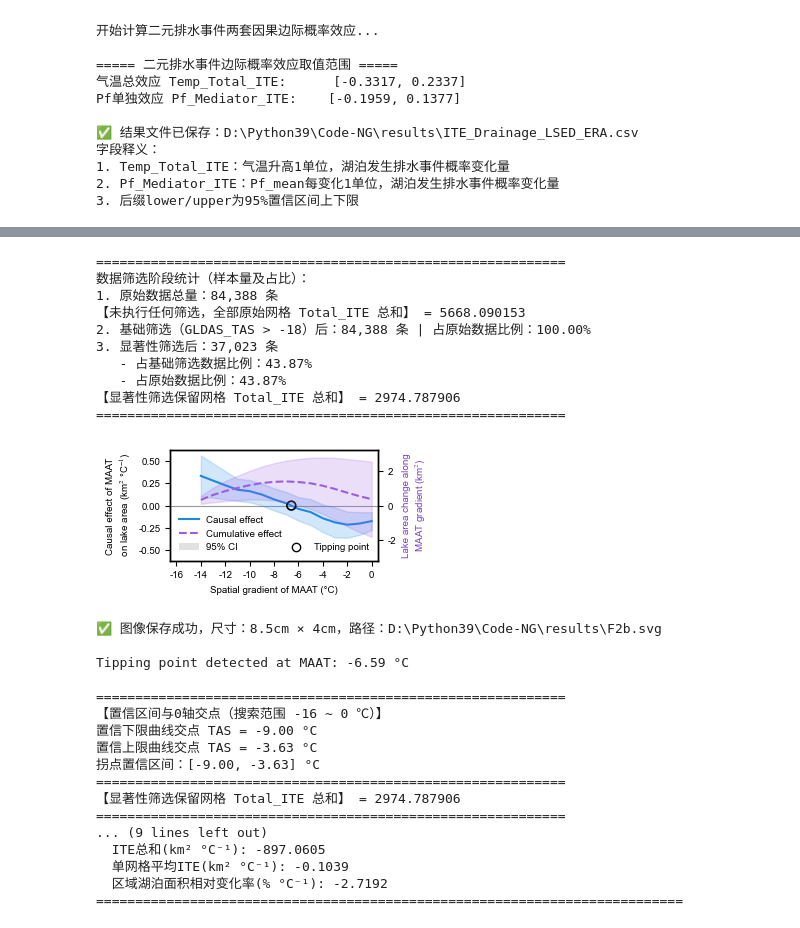
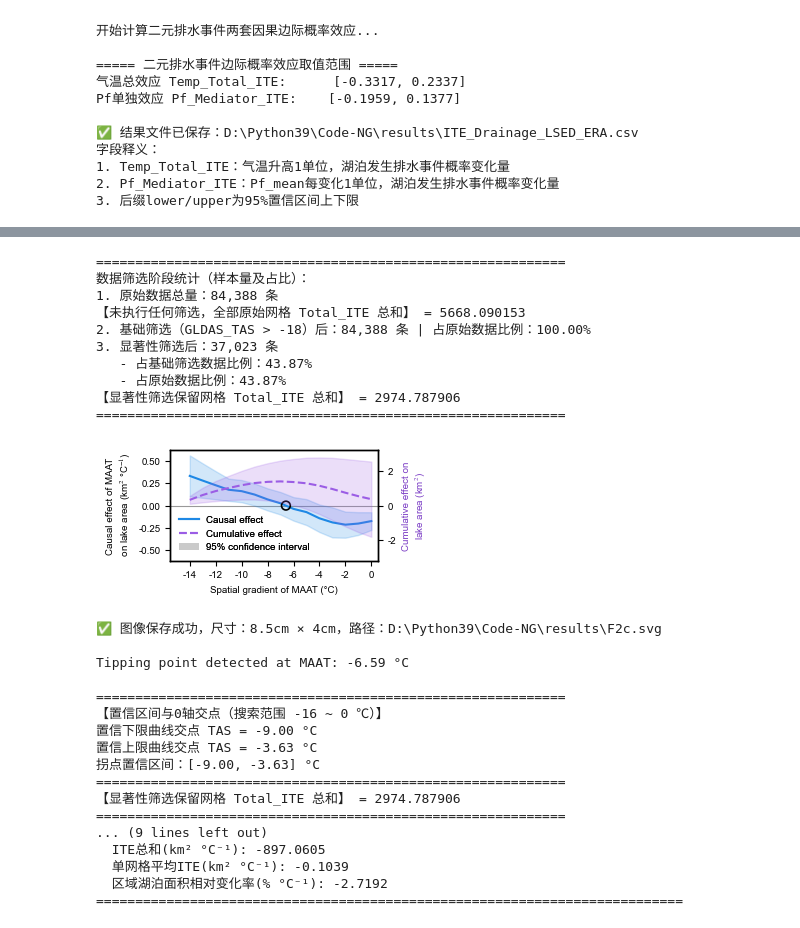
Before and after one commit to syoooo419/DML_for_permafrost_lakes, a Jupyter notebook: DML.ipynb, the cells around one changed output, grey strips where cells are left out. Saved outputs shown, nothing was run; the diff lists cells and outputs as text; code cells hidden in the pictures.

```diff
--- a/DML.ipynb
+++ b/DML.ipynb
@@ -811,9 +518,8 @@ def simple_smooth(data, window=3):
 # ===================== 3. 读取数据 =====================
 # 主趋势数据
 
-df_main = df_main[(df_main['Pf_mean'] < 0)]
-
 df_drain = pd.read_csv(f_path, low_memory=False, encoding="utf-8-sig")
+df_main=df_drain
 df_drain = df_drain[df_drain["drainage_flag"] != 0].copy()
 
 bins = np.arange(-17, 1, 1)
@@ -933,7 +639,7 @@ line_drain, = ax2.plot(
 # ===================== 5. 坐标轴 =====================
 ax.set_xlabel('Spatial bins of MAAT (°C)', fontsize=7)
 ax.set_ylabel("Sum of lake trends\n(km$^{2}$ yr$^{-1}$)", color='black', fontsize=7)
-ax.set_xlim(-16.5, 0.5)
+ax.set_xlim(-15.5, 0.5)
 ax.xaxis.set_major_locator(MultipleLocator(2))
 ax.tick_params(axis='both', labelsize=7)
 
@@ -1171,9 +990,9 @@ if tipping_point is not None:
     )
 
 ax2.set_ylabel('Causal effect of MAAT\n on lake area (km$^{2}$ °C$^{-1}$)', color='#000000')
-ax2_right.set_ylabel('Lake area change along\n MAAT gradient (km$^{2}$)', color='#7b3dc5')
+ax2_right.set_ylabel('Cumulative effect on\nlake area (km$^{2}$)', color='#7b3dc5')
 ax2.set_xlabel('Spatial gradient of MAAT (°C)')
-ax2.set_xlim(-16.5, 0.5)
+ax2.set_xlim(-15.5, 0.5)
 ax2.set_ylim(-0.62, 0.62)
 ax2_right.set_ylim(-3.2, 3.2)
 ax2.xaxis.set_major_locator(MultipleLocator(2))
@@ -1184,15 +1003,9 @@ legend_elements_main = [
     cumsum_line,
     Patch(facecolor='#888888', alpha=0.25, edgecolor=None, label='95% CI')
 ]
-labels_main = ['Causal effect', 'Cumulative effect', '95% CI']
+labels_main = ['Causal effect', 'Cumulative effect', '95% confidence interval']
 leg1 = ax2.legend(legend_elements_main, labels_main, loc='lower left', frameon=False, ncol=1)
 ax2.add_artist(leg1)
-
-if tipping_point is not None and tipping_marker is not None:
-    legend_tip = [
-        Line2D([], [], marker='o', linestyle='', markerfacecolor='none', markeredgecolor='black', markersize=6, label='Tipping point')
-    ]
-    ax2.legend(legend_tip, ['Tipping point'], loc='lower right', frameon=False)
 
 for spine in ax2.spines.values():
     spine.set_linewidth(1)
@@ -1202,7 +1015,7 @@ for spine in ax2_right.spines.values():
 # ===================== 8. 输出  =====================
 
 os.makedirs(output_dir, exist_ok=True)
-save_path = os.path.join(output_dir, "F2b.svg")
+save_path = os.path.join(output_dir, "F2c.svg")
 
 plt.savefig(save_path, format="svg")
 plt.show()
@@ -1263,35 +1076,35 @@ pct_rate_above = (sum_ite_above / sum_lake_above) * 100
 
 print(f"===== MAAT阈值 {threshold_maat:.1f} °C 分组统计（仅显著网格 | 总量比值法） =====")
 print(f"【阈值下方 ERA_TAS < {threshold_maat:.1f} °C 样本量】: {len(group_below):,}")
 print(f"  组内总湖泊面积(km²): {sum_lake_below:.4f}")
 print(f"  ITE总和(km² °C⁻¹): {sum_ite_below:.4f}")
 print(f"  单网格平均ITE(km² °C⁻¹): {mean_ite_below:.4f}")
 print(f"  区域湖泊面积相对变化率(% °C⁻¹): {pct_rate_below:.4f}")
 print("-"*60)
 print(f"【阈值上方 ERA_TAS ≥ {threshold_maat:.1f} °C 样本量】: {len(group_above):,}")
 print(f"  组内总湖泊面积(km²): {sum_lake_above:.4f}")
 print(f"  ITE总和(km² °C⁻¹): {sum_ite_above:.4f}")
 print(f"  单网格平均ITE(km² °C⁻¹): {mean_ite_above:.4f}")
 print(f"  区域湖泊面积相对变化率(% °C⁻¹): {pct_rate_above:.4f}")
 print("="*75)
 
 if len(df_hist) == 0:
     raise ValueError("无显著性ITE数据（所有置信区间跨0网格已剔除）")
 
 result_tas = df_hist.copy()
 # %% [output]
 ============================================================
 数据筛选阶段统计（样本量及占比）：
 1. 原始数据总量：84,388 条
 【未执行任何筛选，全部原始网格 Total_ITE 总和】 = 5668.090153
 2. 基础筛选（GLDAS_TAS > -18）后：84,388 条 | 占原始数据比例：100.00%
 3. 显著性筛选后：37,023 条
    - 占基础筛选数据比例：43.87%
    - 占原始数据比例：43.87%
 【显著性筛选保留网格 Total_ITE 总和】 = 2974.787906
 ============================================================
-[figure, old version]
+[figure, new version]
-✅ 图像保存成功，尺寸：8.5cm × 4cm，路径：D:\Python39\Code-NG\results\F2b.svg
+✅ 图像保存成功，尺寸：8.5cm × 4cm，路径：D:\Python39\Code-NG\results\F2c.svg
 
 Tipping point detected at MAAT: -6.59 °C
 
```
Also changed, not shown: parts of 10 cells of this notebook.
